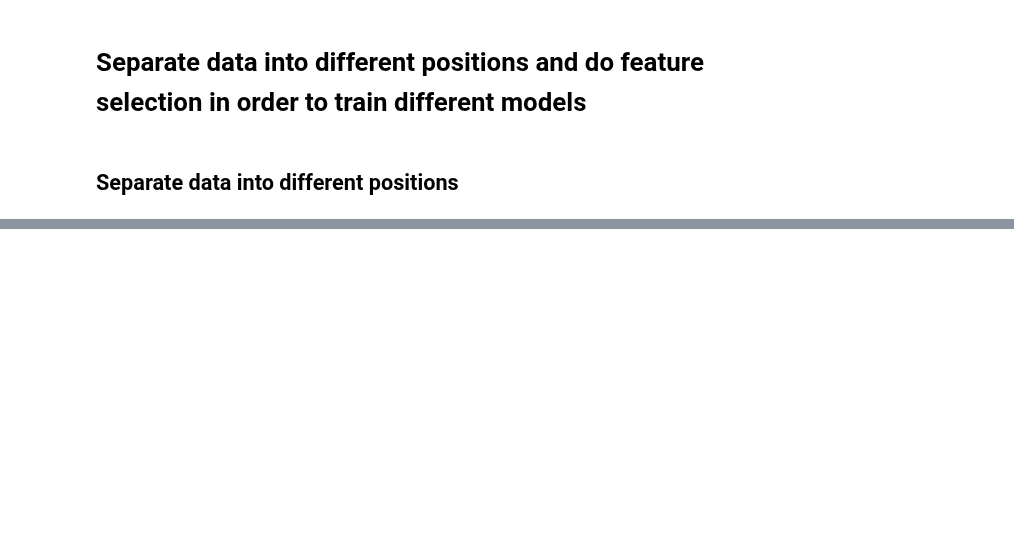
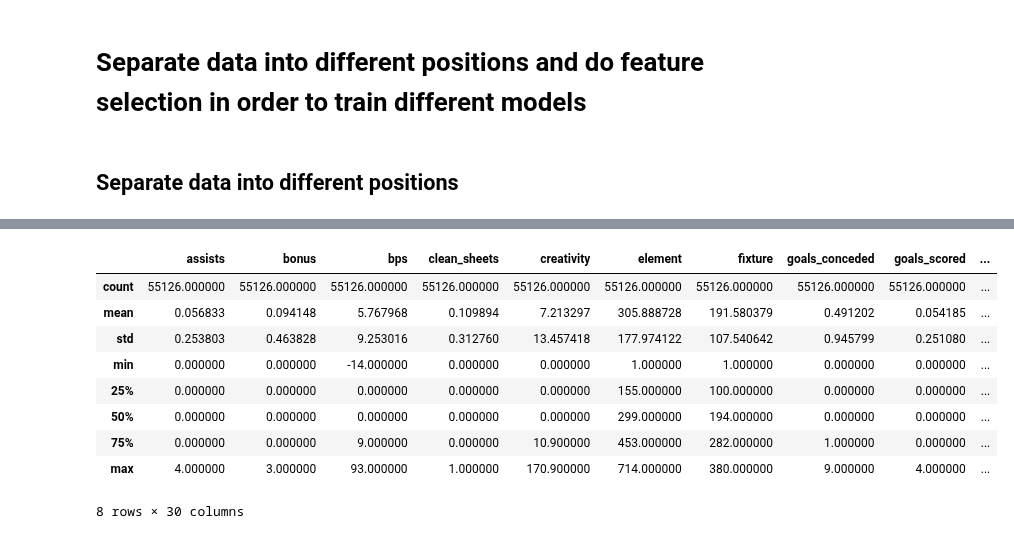
Before and after one commit to gracjans/FPL-AI-Manager_SwanseAI, a Jupyter notebook: notebooks/data_engineering-separate_positions.ipynb, the cells around one changed output, grey strips where cells are left out. Saved outputs shown, nothing was run; the diff lists cells and outputs as text; code cells hidden in the pictures; blank space fills up the shorter version.

```diff
--- a/notebooks/data_engineering-separate_positions.ipynb
+++ b/notebooks/data_engineering-separate_positions.ipynb
@@ -29,0 +77,13 @@ data_gk
+# %%
+data_mid.describe()
+# %% [output]
+|  | assists | bonus | bps | clean_sheets | creativity | element | fixture | goals_conceded | goals_scored | ... |
+| count | 55126.000000 | 55126.000000 | 55126.000000 | 55126.000000 | 55126.000000 | 55126.000000 | 55126.000000 | 55126.000000 | 55126.000000 | ... |
+| mean | 0.056833 | 0.094148 | 5.767968 | 0.109894 | 7.213297 | 305.888728 | 191.580379 | 0.491202 | 0.054185 | ... |
+| std | 0.253803 | 0.463828 | 9.253016 | 0.312760 | 13.457418 | 177.974122 | 107.540642 | 0.945799 | 0.251080 | ... |
+| min | 0.000000 | 0.000000 | -14.000000 | 0.000000 | 0.000000 | 1.000000 | 1.000000 | 0.000000 | 0.000000 | ... |
+| 25% | 0.000000 | 0.000000 | 0.000000 | 0.000000 | 0.000000 | 155.000000 | 100.000000 | 0.000000 | 0.000000 | ... |
+| 50% | 0.000000 | 0.000000 | 0.000000 | 0.000000 | 0.000000 | 299.000000 | 194.000000 | 0.000000 | 0.000000 | ... |
+| 75% | 0.000000 | 0.000000 | 9.000000 | 0.000000 | 10.900000 | 453.000000 | 282.000000 | 1.000000 | 0.000000 | ... |
+| max | 4.000000 | 3.000000 | 93.000000 | 1.000000 | 170.900000 | 714.000000 | 380.000000 | 9.000000 | 4.000000 | ... |
+8 rows × 30 columns
```
Also changed, not shown: parts of 17 cells of this notebook.
